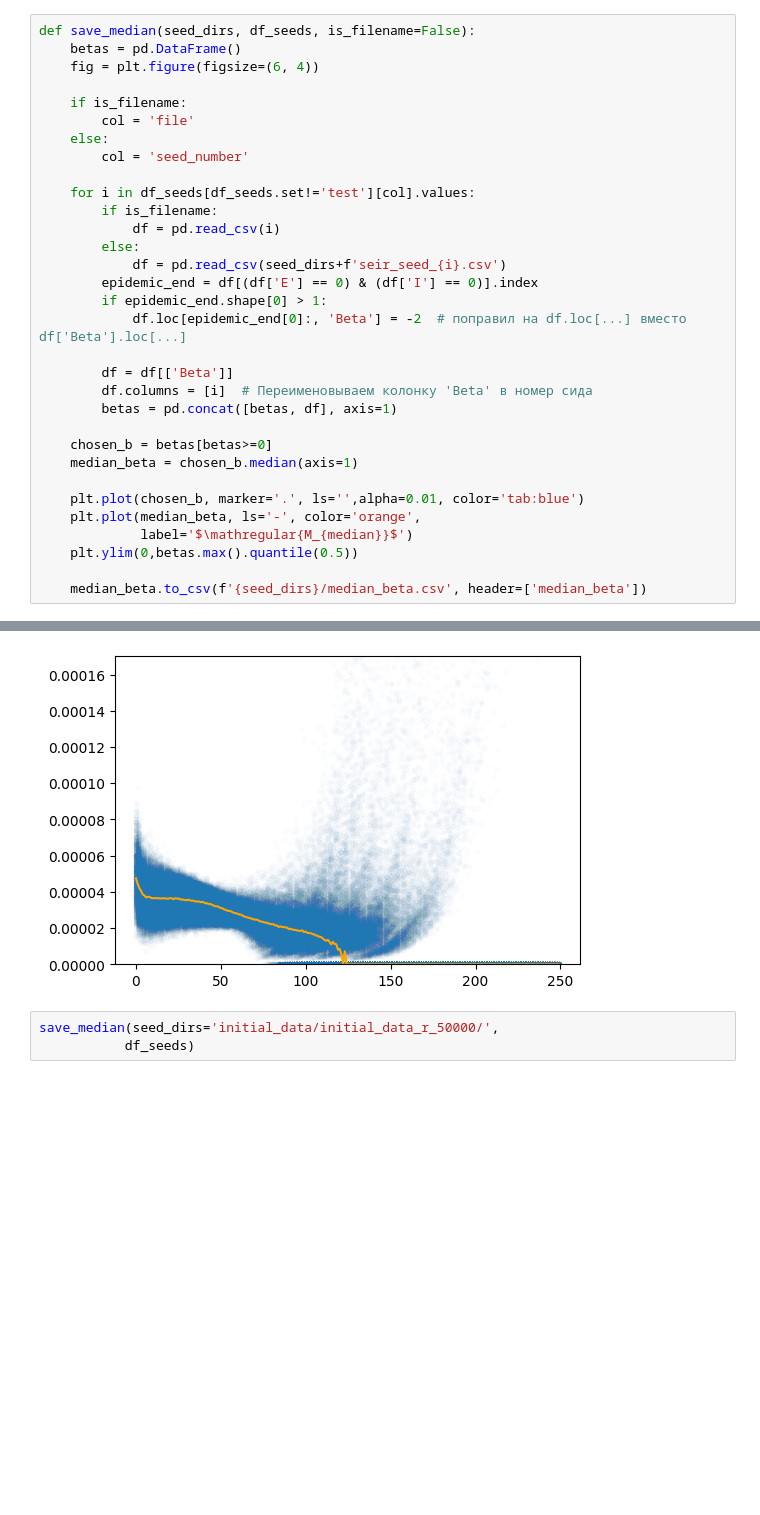
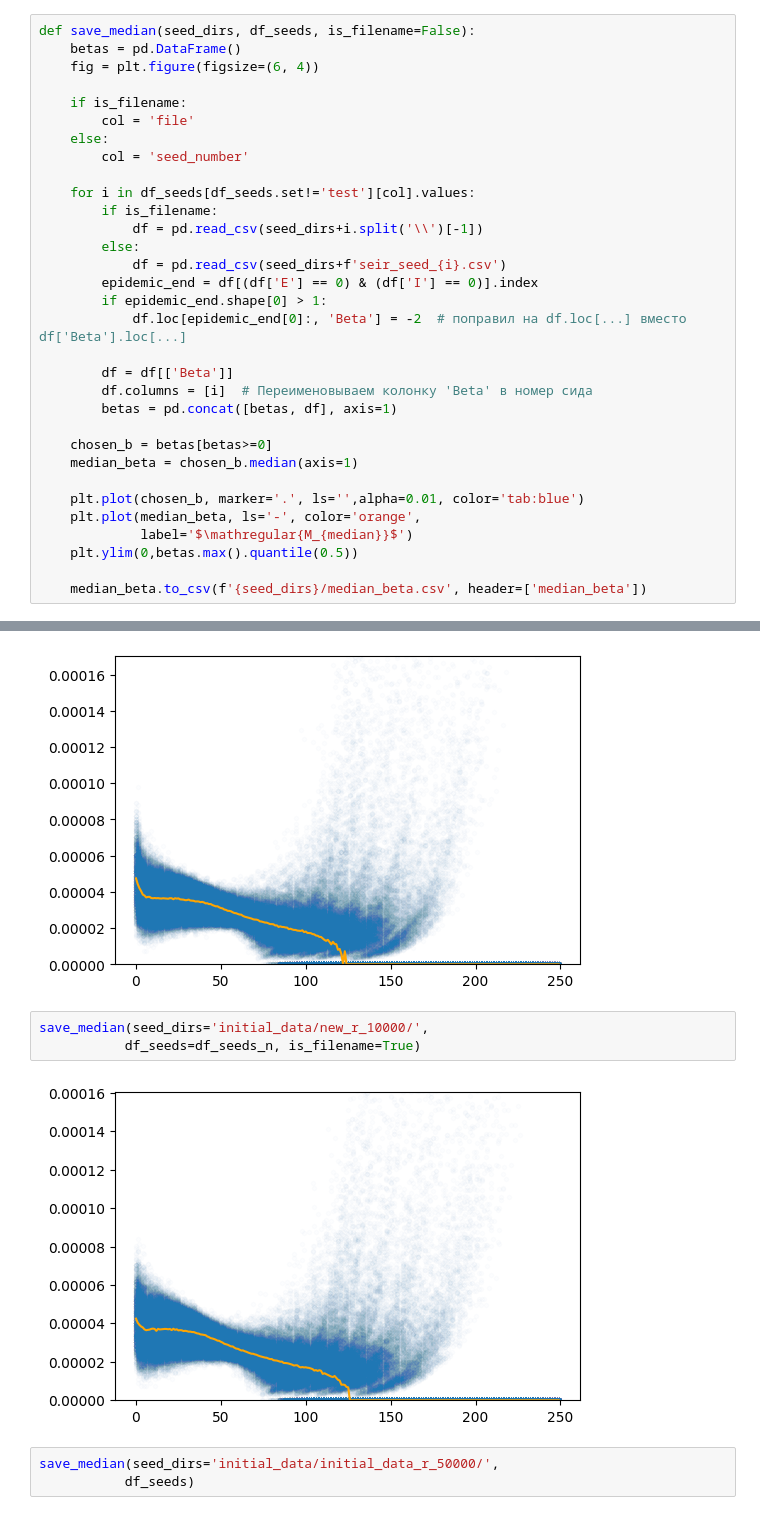
Before and after one commit to Mpkosh/network_hybrid_33, a Jupyter notebook: save_median.ipynb, the cells around one changed output, grey strips where cells are left out. Saved outputs shown, nothing was run; the diff lists cells and outputs as text; blank space fills up the shorter version.

```diff
--- a/save_median.ipynb
+++ b/save_median.ipynb
@@ -39,7 +39,7 @@ def save_median(seed_dirs, df_seeds, is_filename=False):
 
     for i in df_seeds[df_seeds.set!='test'][col].values:
         if is_filename:
-            df = pd.read_csv(i)
+            df = pd.read_csv(seed_dirs+i.split('\\')[-1])
         else:
             df = pd.read_csv(seed_dirs+f'seir_seed_{i}.csv')
         epidemic_end = df[(df['E'] == 0) & (df['I'] == 0)].index
@@ -123,6 +123,11 @@ save_median(seed_dirs='initial_data/initial_data_r_10000/',
            df_seeds)
 # %% [output]
 [figure]
+# %%
+save_median(seed_dirs='initial_data/new_r_10000/',
+           df_seeds=df_seeds_n, is_filename=True)
+# %% [output]
+[figure, added]
 # %%
 save_median(seed_dirs='initial_data/initial_data_r_50000/',
            df_seeds)
```
Also changed, not shown: parts of 1 cell of this notebook, 46 other files.
